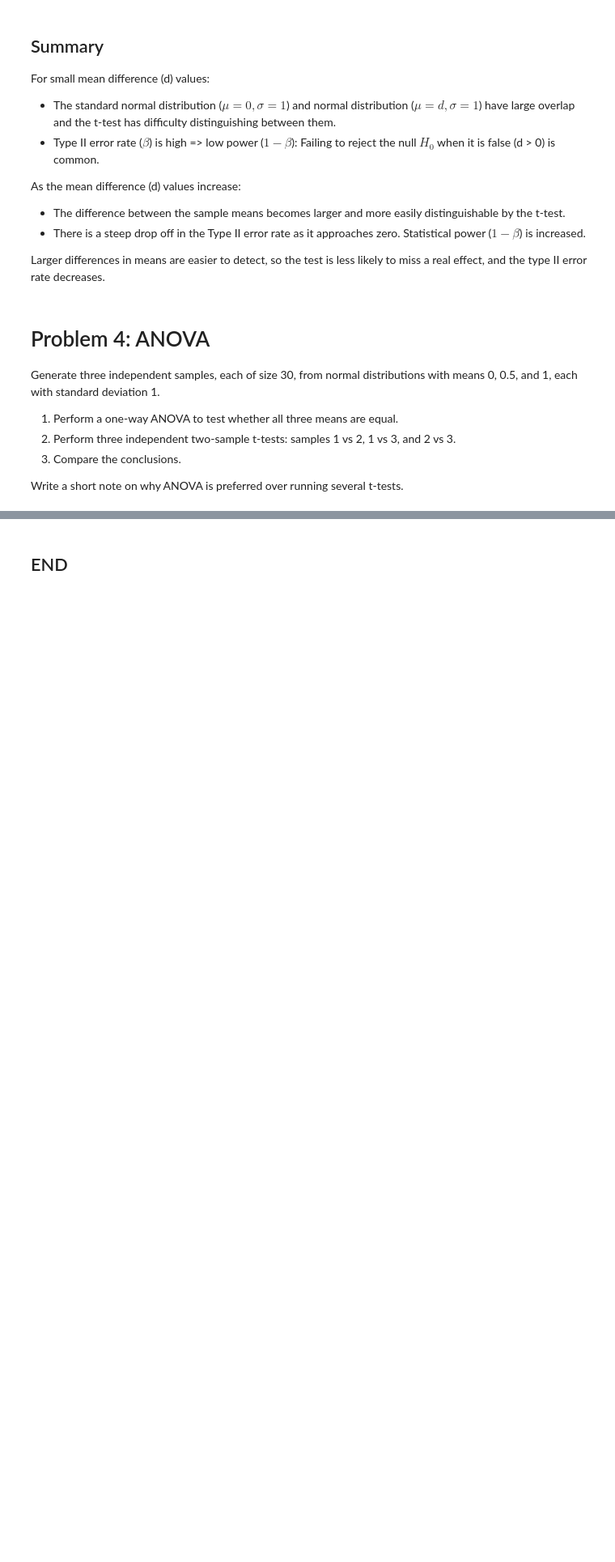
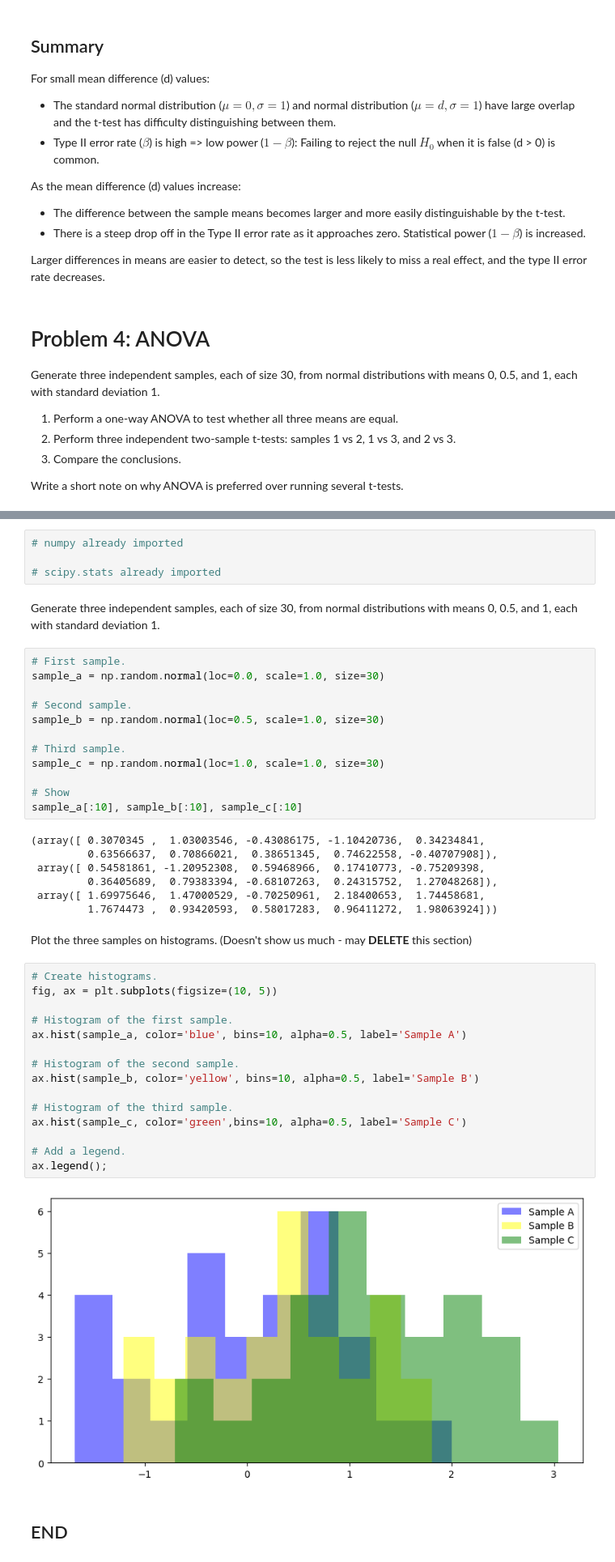
Before and after one commit to fdennehy/applied-statistics, a Jupyter notebook: problems.ipynb, the cells around one changed output, grey strips where cells are left out. Shown at 81% size. Saved outputs shown, nothing was run; the diff lists cells and outputs as text; blank space fills up the shorter version.

```diff
--- a/problems.ipynb
+++ b/problems.ipynb
@@ -596,2 +603,46 @@ Write a short note on why ANOVA is preferred over running several t-tests.
+# %%
+# numpy already imported
+
+# scipy.stats already imported
+# %% [markdown]
+Generate three independent samples, each of size 30, from normal distributions with means 0, 0.5, and 1, each with standard deviation 1.
+# %%
+# First sample.
+sample_a = np.random.normal(loc=0.0, scale=1.0, size=30)
+
+# Second sample.
+sample_b = np.random.normal(loc=0.5, scale=1.0, size=30)
+
+# Third sample.
+sample_c = np.random.normal(loc=1.0, scale=1.0, size=30)
+
+# Show
+sample_a[:10], sample_b[:10], sample_c[:10]
+# %% [output]
+(array([ 0.3070345 ,  1.03003546, -0.43086175, -1.10420736,  0.34234841,
+         0.63566637,  0.70866021,  0.38651345,  0.74622558, -0.40707908]),
+ array([ 0.54581861, -1.20952308,  0.59468966,  0.17410773, -0.75209398,
+         0.36405689,  0.79383394, -0.68107263,  0.24315752,  1.27048268]),
+ array([ 1.69975646,  1.47000529, -0.70250961,  2.18400653,  1.74458681,
+         1.7674473 ,  0.93420593,  0.58017283,  0.96411272,  1.98063924]))
+# %% [markdown]
+Plot the three samples on histograms. (Doesn't show us much - may **DELETE** this section)
+# %%
+# Create histograms.
+fig, ax = plt.subplots(figsize=(10, 5))
+
+# Histogram of the first sample.
+ax.hist(sample_a, color='blue', bins=10, alpha=0.5, label='Sample A')
+
+# Histogram of the second sample.
+ax.hist(sample_b, color='yellow', bins=10, alpha=0.5, label='Sample B')
+
+# Histogram of the third sample.
+ax.hist(sample_c, color='green',bins=10, alpha=0.5, label='Sample C')
+
+# Add a legend.
+ax.legend();
+# %% [output]
+[figure, added]
 # %% [markdown]
 ## END ##
```
Also changed, not shown: parts of 2 cells of this notebook.
